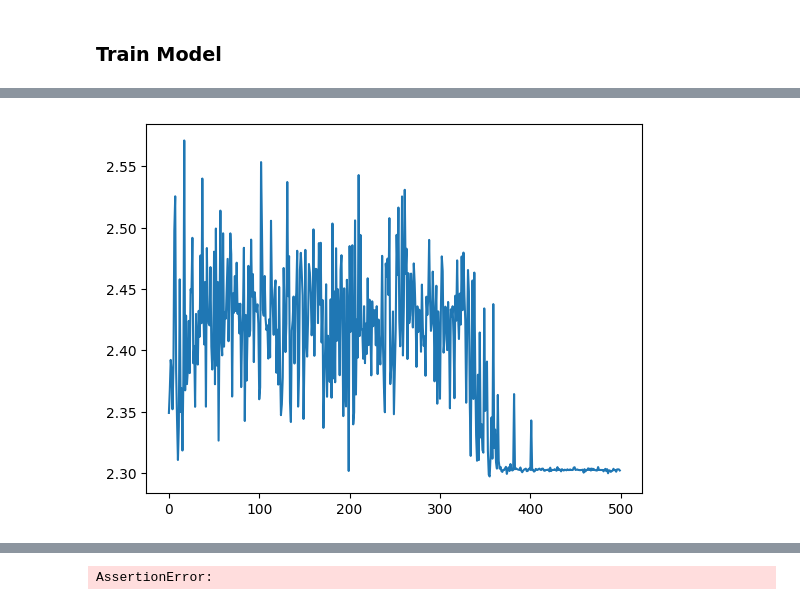
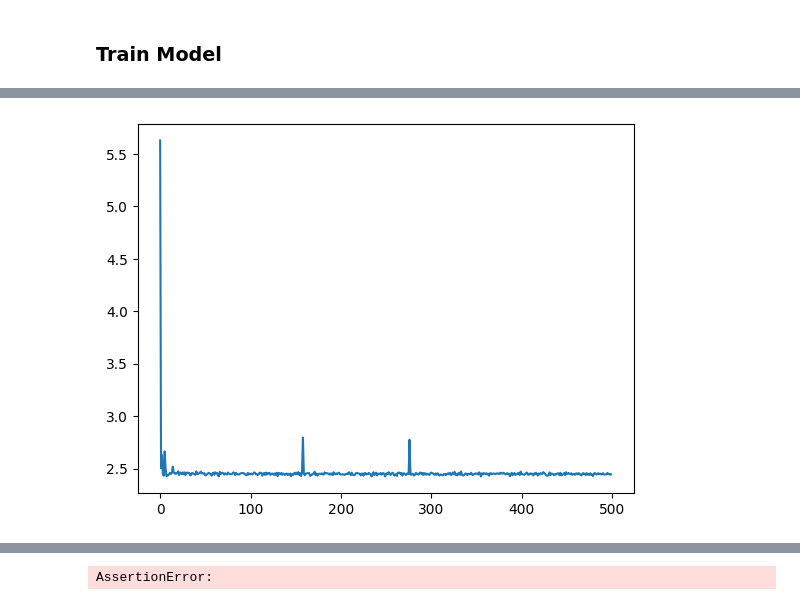
Before and after one commit to gretareitenbach/Deep-Arguing, a Jupyter notebook: examples/MNIST/gradual-aacbr-test-cluster-mnist.ipynb, the cells around one changed output, grey strips where cells are left out. Drawn from its saved outputs; the diff is of its cells as text; code cells hidden in the pictures.

Commit message:
Add weights and biases hyperparmeter tuning

```diff
--- a/examples/MNIST/gradual-aacbr-test-cluster-mnist.ipynb
+++ b/examples/MNIST/gradual-aacbr-test-cluster-mnist.ipynb
@@ -159,6 +161,7 @@ USE_SYMMETRIC_ATTACKS = False
 LR = 0.0003
 MOMENTUM = 0.9
 SHARPNESS = 0.1111
+TEMPERATURE = 0.5
 TORCH_SEED = 695
 # %%
 reload_imports()
@@ -168,11 +171,23 @@ torch.manual_seed(TORCH_SEED) # TRY DIFFERENT INITIAL WEIGHTS
 semantics = rs.ReluSemantics(max_iters=MAX_ITERS, epsilon=0)
 cnn = simple_cnn.SimpleCNN().to(device)
 feature_weights = fwe.FeatureWeightedExtractor(cnn.get_output_features()).to(device)
+comp_func = cpo.Subtractor(temperature=TEMPERATURE, activation=torch.sigmoid)
 
-partial_order = lpo.LearnedPartialOrder([cnn,feature_weights], sharpness=2).to(device)
+partial_order = lpo.LearnedPartialOrder([cnn,feature_weights], comparison_func=comp_func).to(device)
 irrelevance = ri.RegularIrrelevance(partial_order).to(device)
 
 base_score = lbs.LearnedBaseScore([cnn,feature_weights]).to(device)
+
+
+alpha = 5 * 1e-4
+
+
+regulariser = lambda model: regularise(model, [
+    [sparsity_regulariser, alpha],
+    [connectivity_regulariser, alpha],
+    [community_preservation_regulariser, alpha],
+    # [feature_smoothness_regulariser, alpha]
+    ])
 
 model = gradual_aacbr.GradualAACBR(semantics,
                                 base_score,
@@ -198,9 +213,12 @@ CNN PARAMETERS ARE NOT PRINTED
 CNN PARAMETERS ARE NOT PRINTED
 [figure]
 # %%
-static_train_model(model, X_centroids, y_centroids, X_DEFAULTS, Y_DEFAULTS, optimizer, criterion, EPOCHS, X_new_cases=train["X"], y_new_cases=train["y"],   use_symmetric_attacks=False, use_blockers=False, plot_loss_curve=True)
+static_train_model(model, X_centroids, y_centroids, X_DEFAULTS, Y_DEFAULTS, optimizer,
+                   criterion, EPOCHS, X_new_cases=train["X"], y_new_cases=train["y"],
+                   use_symmetric_attacks=False, use_blockers=False, plot_loss_curve=True,
+                   regularise_graph=regulariser)
 # %% [output]
-[figure, old version]
+[figure, new version]
 # %%
 reload_imports()
 with torch.no_grad():
```
Also changed, not shown: parts of 13 cells of this notebook, 34 other files.
